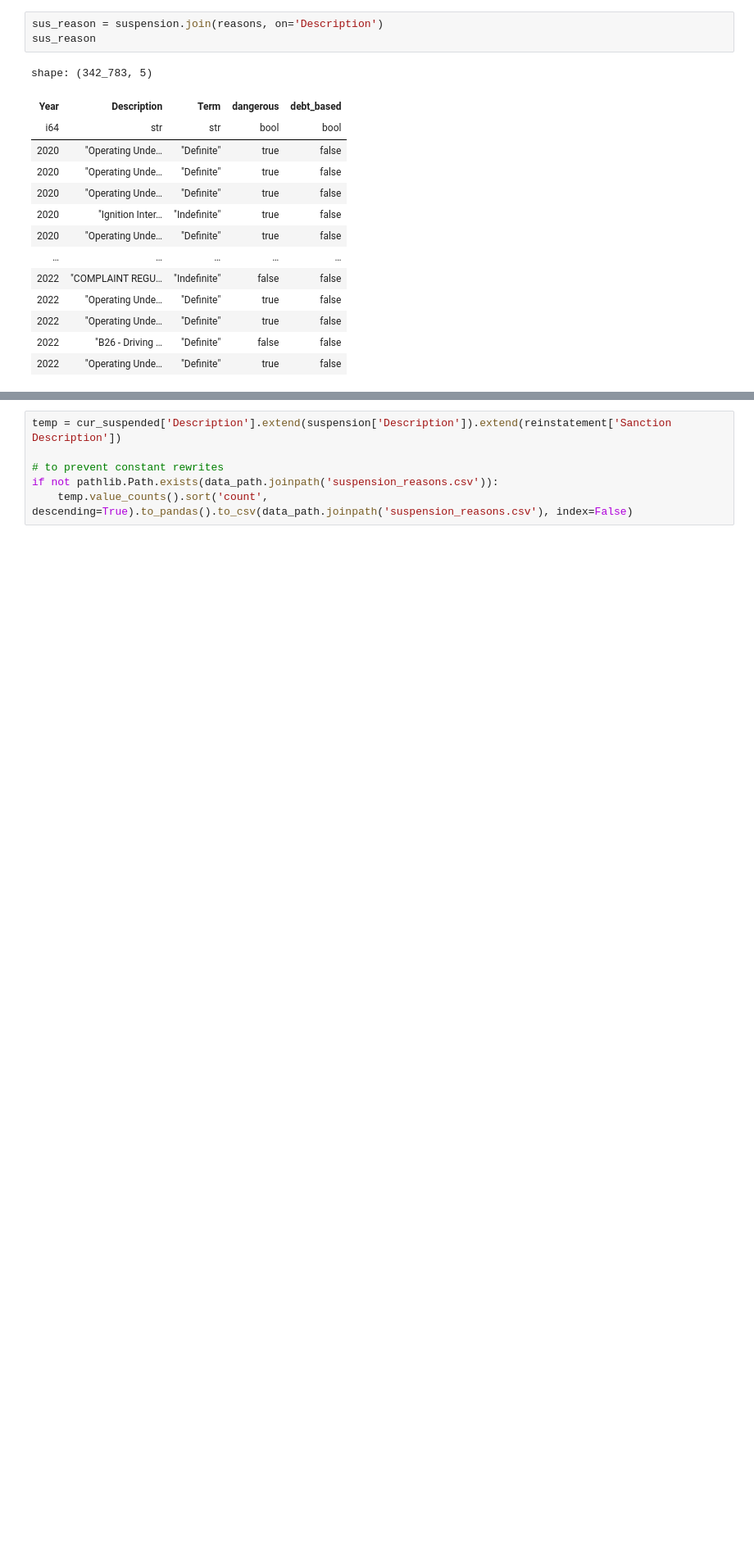
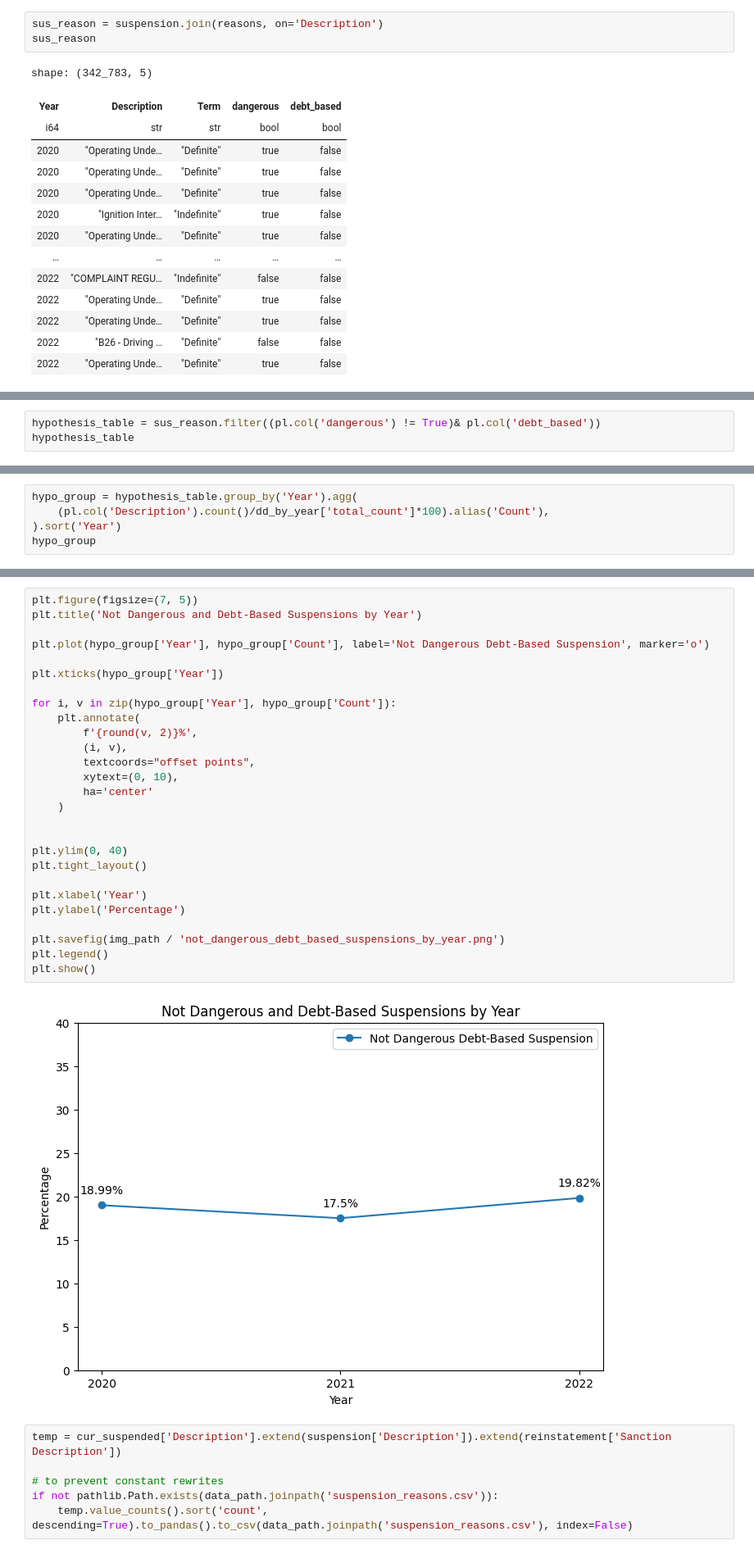
Before and after one commit to BU-Spark/ds4g-livable-streets-debt, a Jupyter notebook: analysis/discovery.ipynb, the cells around one changed output, grey strips where cells are left out. Shown at 82% size. Saved outputs shown, nothing was run; the diff lists cells and outputs as text; blank space fills up the shorter version.

```diff
--- a/analysis/discovery.ipynb
+++ b/analysis/discovery.ipynb
@@ -242,0 +247,3 @@ plt.show()
+# %%
+hypothesis_table = sus_reason.filter((pl.col('dangerous') != True)& pl.col('debt_based'))
+hypothesis_table
@@ -242,0 +265,5 @@ plt.show()
+# %%
+hypo_group = hypothesis_table.group_by('Year').agg(
+    (pl.col('Description').count()/dd_by_year['total_count']*100).alias('Count'),
+).sort('Year')
+hypo_group
@@ -243,3 +277,32 @@ plt.show()
+# %%
+plt.figure(figsize=(7, 5))
+plt.title('Not Dangerous and Debt-Based Suspensions by Year')
+
+plt.plot(hypo_group['Year'], hypo_group['Count'], label='Not Dangerous Debt-Based Suspension', marker='o')
+
+plt.xticks(hypo_group['Year'])
+
+for i, v in zip(hypo_group['Year'], hypo_group['Count']):
+    plt.annotate(
+        f'{round(v, 2)}%',
+        (i, v),
+        textcoords="offset points",
+        xytext=(0, 10),
+        ha='center'
+    )
+
+
+plt.ylim(0, 40)
+plt.tight_layout()
+
+plt.xlabel('Year')
+plt.ylabel('Percentage')
+
+plt.savefig(img_path / 'not_dangerous_debt_based_suspensions_by_year.png')
+plt.legend()
+plt.show()
+# %% [output]
+[figure, added]
 # %%
 temp = cur_suspended['Description'].extend(suspension['Description']).extend(reinstatement['Sanction Description'])
 
```
Also changed, not shown: parts of 6 cells of this notebook, 3 other files.
